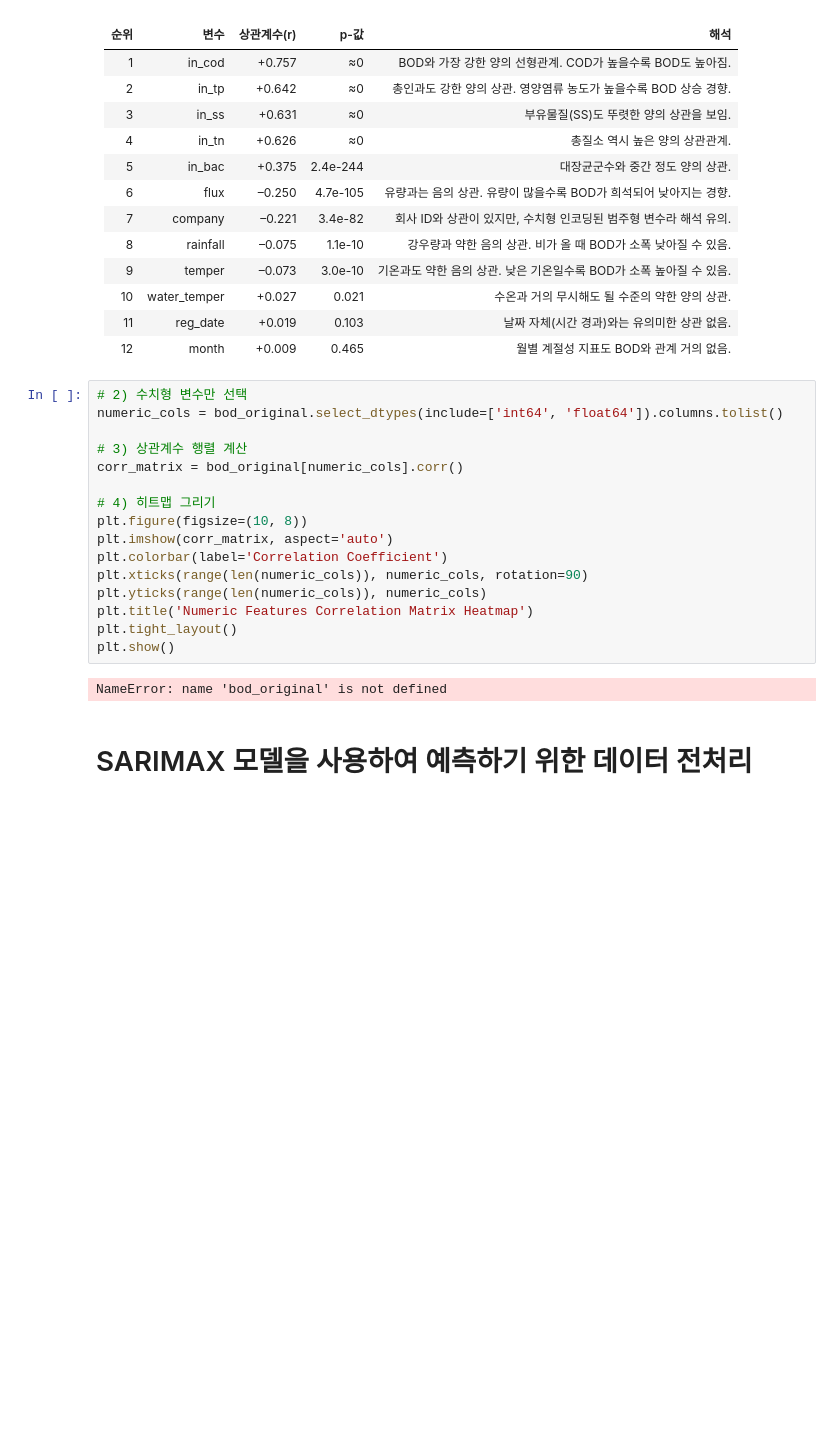
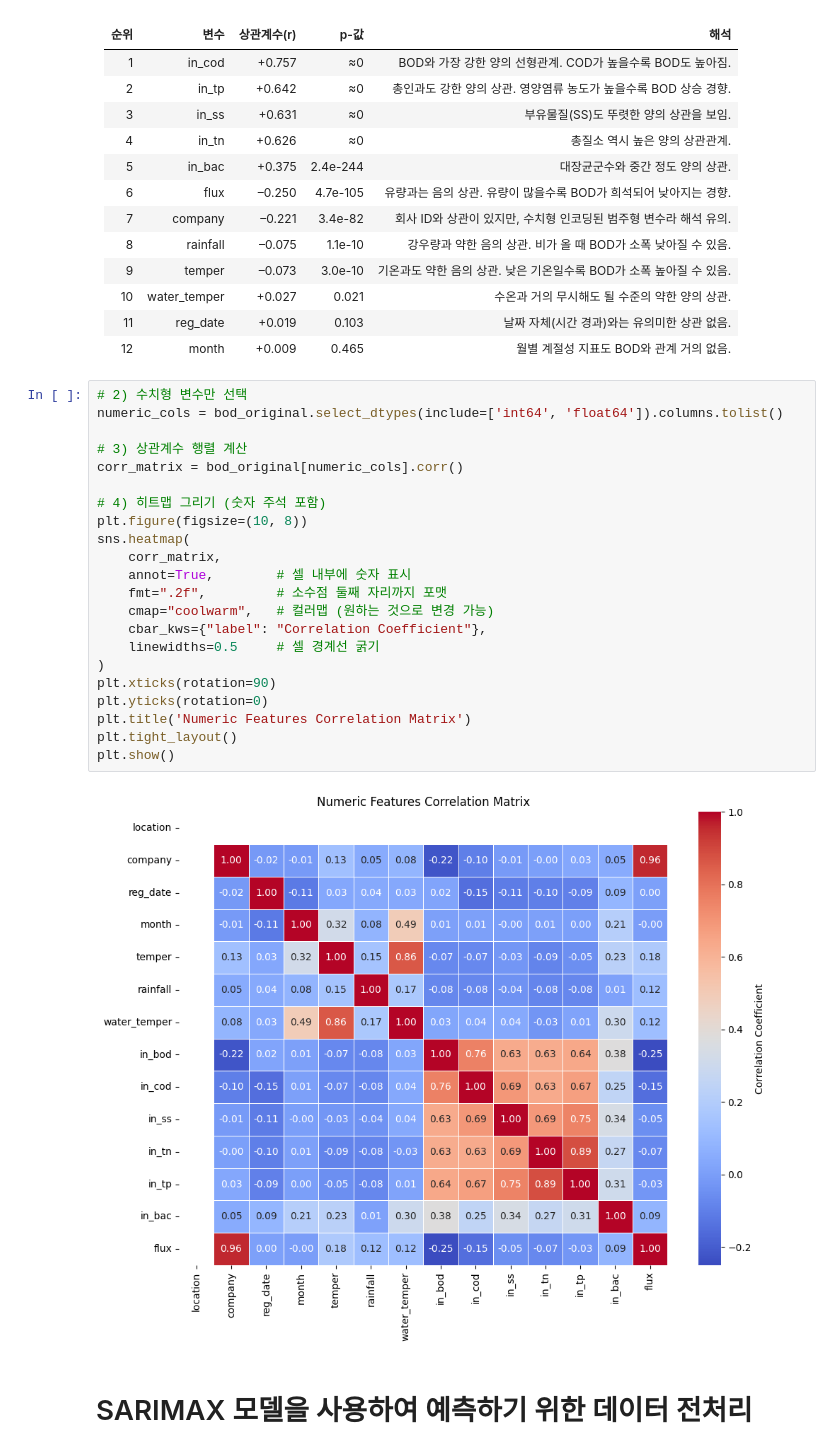
Before and after one commit to vpraise00/BOD_Prediction, a Jupyter notebook: conformal_prediction/predict.ipynb, the cells around one changed output. Saved outputs shown, nothing was run; the diff lists cells and outputs as text; blank space fills up the shorter version.

```diff
--- a/conformal_prediction/predict.ipynb
+++ b/conformal_prediction/predict.ipynb
@@ -121,21 +134,27 @@ print(results_df)
 # %%
 # 2) 수치형 변수만 선택
 numeric_cols = bod_original.select_dtypes(include=['int64', 'float64']).columns.tolist()
 
 # 3) 상관계수 행렬 계산
 corr_matrix = bod_original[numeric_cols].corr()
 
-# 4) 히트맵 그리기
+# 4) 히트맵 그리기 (숫자 주석 포함)
 plt.figure(figsize=(10, 8))
-plt.imshow(corr_matrix, aspect='auto')
-plt.colorbar(label='Correlation Coefficient')
-plt.xticks(range(len(numeric_cols)), numeric_cols, rotation=90)
-plt.yticks(range(len(numeric_cols)), numeric_cols)
-plt.title('Numeric Features Correlation Matrix Heatmap')
+sns.heatmap(
+    corr_matrix,
+    annot=True,        # 셀 내부에 숫자 표시
+    fmt=".2f",         # 소수점 둘째 자리까지 포맷
+    cmap="coolwarm",   # 컬러맵 (원하는 것으로 변경 가능)
+    cbar_kws={"label": "Correlation Coefficient"},
+    linewidths=0.5     # 셀 경계선 굵기
+)
+plt.xticks(rotation=90)
+plt.yticks(rotation=0)
+plt.title('Numeric Features Correlation Matrix')
 plt.tight_layout()
 plt.show()
 # %% [output]
-NameError: name 'bod_original' is not defined
+[figure, added]
 # %% [markdown]
 # SARIMAX 모델을 사용하여 예측하기 위한 데이터 전처리
 # %%
```
Also changed, not shown: parts of 3 cells of this notebook, 1 other file.
